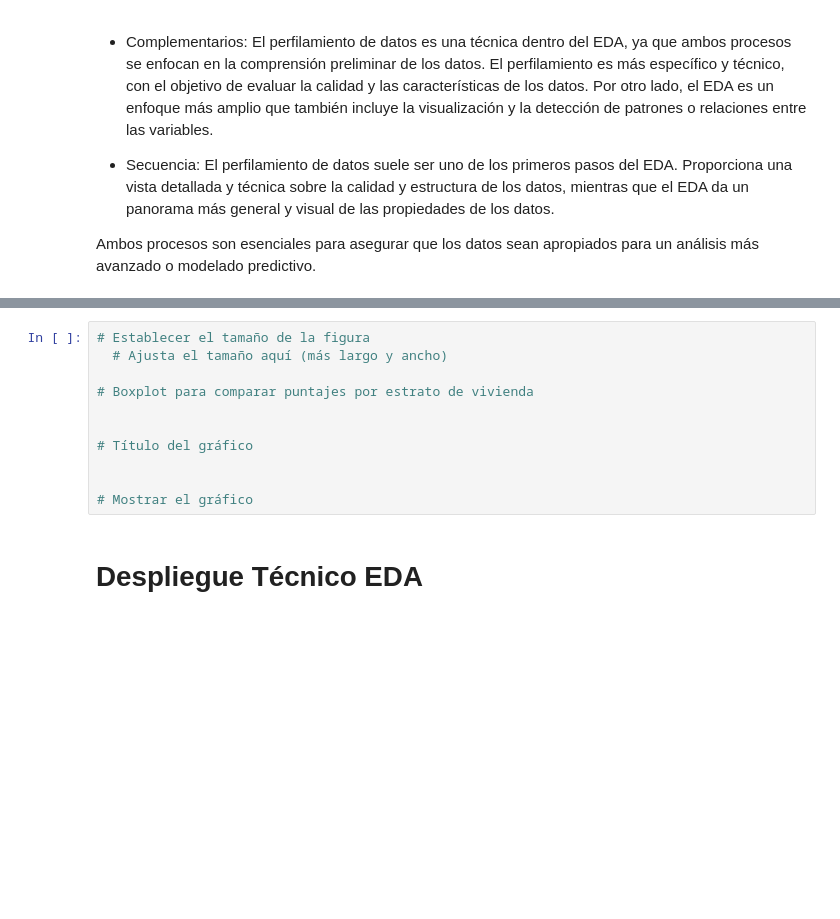
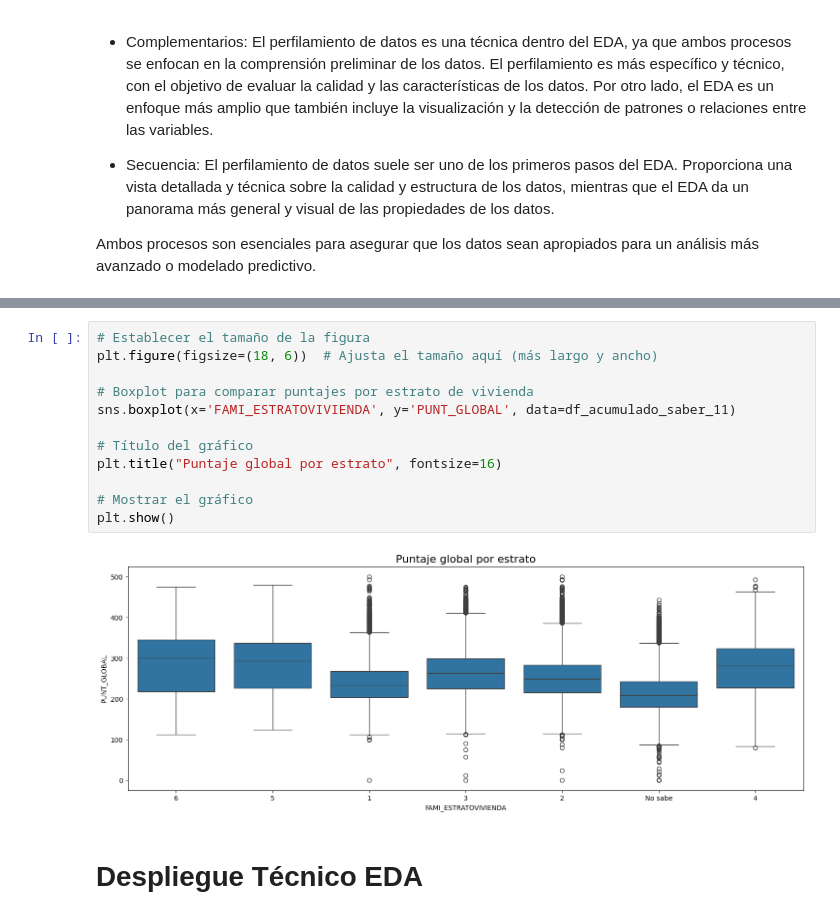
Before and after one commit to wespitia9/AVDV3-219, a Jupyter notebook: Modulo_3-Programacion_Avanzada_y_Automatizacion/Modulo-3_dev.ipynb, the cells around one changed output, grey strips where cells are left out. Saved outputs shown, nothing was run; the diff lists cells and outputs as text; blank space fills up the shorter version.

```diff
--- a/Modulo_3-Programacion_Avanzada_y_Automatizacion/Modulo-3_dev.ipynb
+++ b/Modulo_3-Programacion_Avanzada_y_Automatizacion/Modulo-3_dev.ipynb
@@ -231,14 +265,17 @@ Ambos procesos son esenciales para asegurar que los datos sean apropiados para u
 # %%
 # Establecer el tamaño de la figura
-  # Ajusta el tamaño aquí (más largo y ancho)
+plt.figure(figsize=(18, 6))  # Ajusta el tamaño aquí (más largo y ancho)
 
 # Boxplot para comparar puntajes por estrato de vivienda
-
+sns.boxplot(x='FAMI_ESTRATOVIVIENDA', y='PUNT_GLOBAL', data=df_acumulado_saber_11)
 
 # Título del gráfico
-
+plt.title("Puntaje global por estrato", fontsize=16)
 
 # Mostrar el gráfico
+plt.show()
+# %% [output]
+[figure, added]
 # %% [markdown]
 # Despliegue Técnico EDA
 # %%
```
Also changed, not shown: parts of 6 cells of this notebook.
